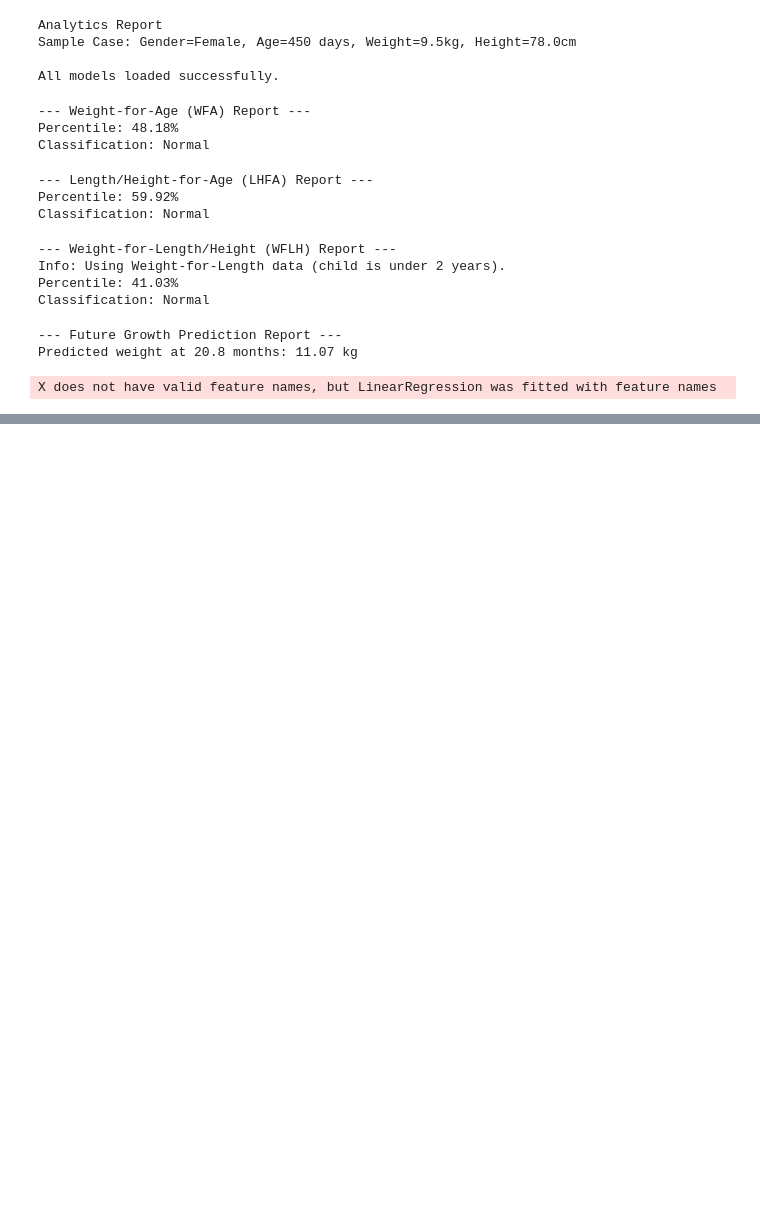
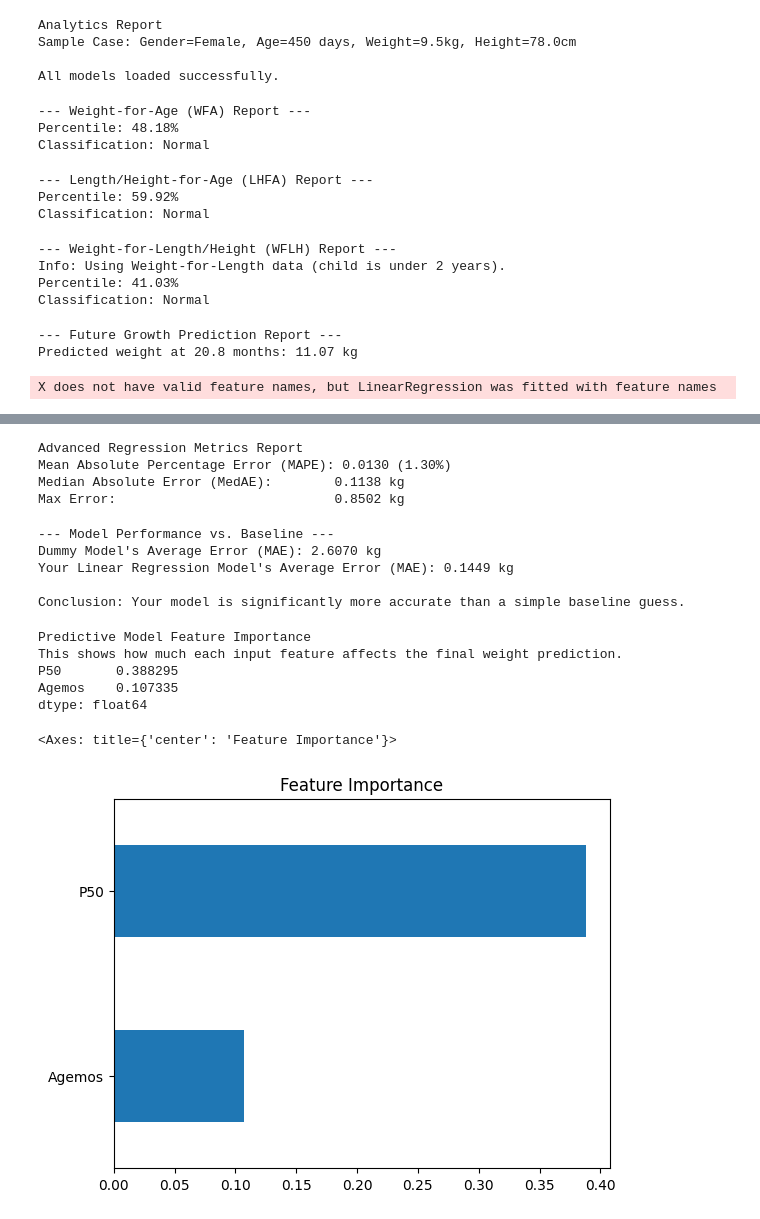
Before and after one commit to sibasundardas/Growth_Analysis, a Jupyter notebook: growth_analysis.ipynb, the cells around one changed output, grey strips where cells are left out. Drawn from its saved outputs; the diff is of its cells as text; code cells hidden in the pictures; blank space fills up the shorter version.

```diff
--- a/growth_analysis.ipynb
+++ b/growth_analysis.ipynb
@@ -262,0 +341,8 @@ X does not have valid feature names, but LinearRegression was fitted with featur
+# %%
+print("--- Loading Artifacts ---")
+try:
+    lr_model = joblib.load('models/growth_predictor.joblib')
+    wfa_df = pd.read_feather('processed_data/wfa_data.feather')
+    print("Models and data loaded successfully.")
+except FileNotFoundError:
+    print("Error: Model or data files not found. Please run the initial notebook cells first.")
@@ -262,0 +414,71 @@ X does not have valid feature names, but LinearRegression was fitted with featur
+# %%
+from sklearn.metrics import mean_absolute_percentage_error, median_absolute_error, max_error
+
+# This uses the 'y_true' and 'y_pred' variables from the previous cells
+# If running in a new session, you would need to load the model and data first.
+
+# Calculate advanced metrics
+mape = mean_absolute_percentage_error(y_true, y_pred)
+medae = median_absolute_error(y_true, y_pred)
+max_err = max_error(y_true, y_pred)
+
+# Print the advanced report
+print("\nAdvanced Regression Metrics Report ")
+print(f"Mean Absolute Percentage Error (MAPE): {mape:.4f} ({mape:.2%})")
+print(f"Median Absolute Error (MedAE):        {medae:.4f} kg")
+print(f"Max Error:                            {max_err:.4f} kg")
+# %% [output]
+Advanced Regression Metrics Report
+Mean Absolute Percentage Error (MAPE): 0.0130 (1.30%)
+Median Absolute Error (MedAE):        0.1138 kg
+Max Error:                            0.8502 kg
+# %%
+from sklearn.dummy import DummyRegressor
+from sklearn.metrics import mean_absolute_error
+
+# 1. Define the "dummy" model that always predicts the average
+dummy_model = DummyRegressor(strategy="mean")
+
+# 2. "Train" the dummy model
+dummy_model.fit(X, y_true)
+
+# 3. Get the dummy model's predictions
+y_pred_dummy = dummy_model.predict(X)
+
+# 4. Calculate the dummy model's error
+mae_dummy = mean_absolute_error(y_true, y_pred_dummy)
+mae_linear_model = mean_absolute_error(y_true, y_pred)
+
+# 5. Print the comparison
+print("--- Model Performance vs. Baseline ---")
+print(f"Dummy Model's Average Error (MAE): {mae_dummy:.4f} kg")
+print(f"Your Linear Regression Model's Average Error (MAE): {mae_linear_model:.4f} kg")
+print("\nConclusion: Your model is significantly more accurate than a simple baseline guess.")
+# %% [output]
+--- Model Performance vs. Baseline ---
+Dummy Model's Average Error (MAE): 2.6070 kg
+Your Linear Regression Model's Average Error (MAE): 0.1449 kg
+
+Conclusion: Your model is significantly more accurate than a simple baseline guess.
+# %%
+import pandas as pd
+
+# This uses the 'lr_model' and 'X' variables from your previous cells
+
+# Create a pandas Series to display the feature importances clearly
+feature_importance = pd.Series(lr_model.coef_, index=X.columns)
+
+print("Predictive Model Feature Importance")
+print("This shows how much each input feature affects the final weight prediction.")
+print(feature_importance.sort_values(ascending=False))
+
+# Optional: Create a bar plot for the presentation
+feature_importance.sort_values().plot(kind='barh', title='Feature Importance')
+# %% [output]
+Predictive Model Feature Importance
+This shows how much each input feature affects the final weight prediction.
+P50       0.388295
+Agemos    0.107335
+dtype: float64
+<Axes: title={'center': 'Feature Importance'}>
+[figure, added]
```
Also changed, not shown: parts of 14 cells of this notebook, 13 other files.
